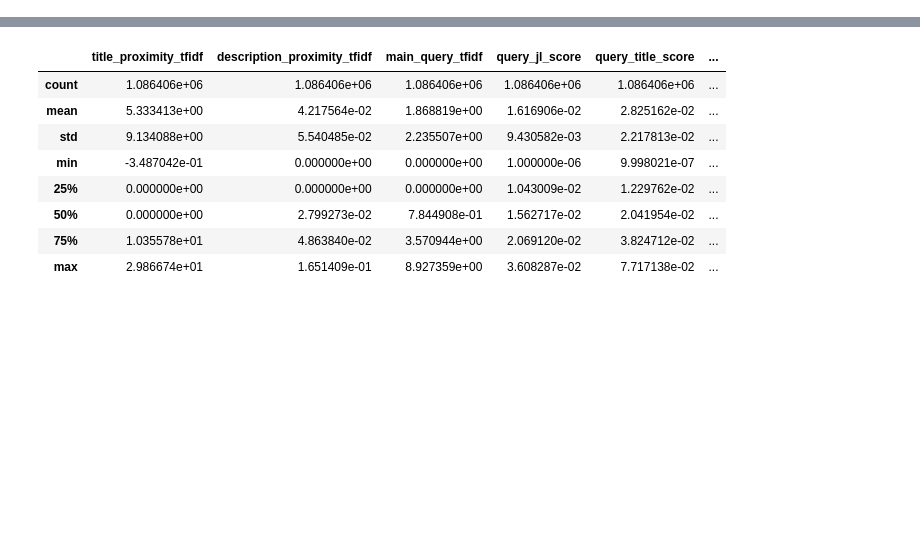
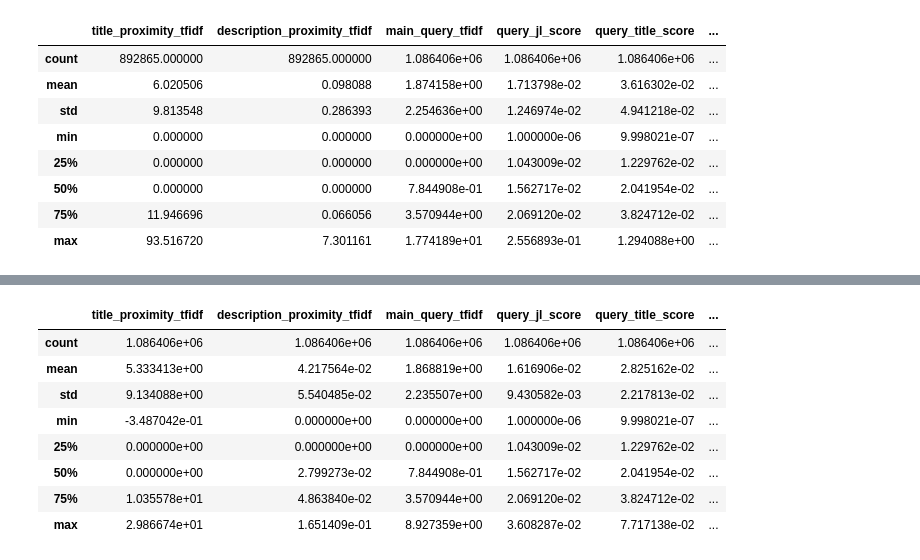
Before and after one commit to jshian/Predict_CTR, a Jupyter notebook: nn.ipynb, the cells around one changed output, grey strips where cells are left out. Saved outputs shown, nothing was run; the diff lists cells and outputs as text; code cells hidden in the pictures; blank space fills up the shorter version.

Commit message:
fix comment, import at the beginning, use newer image

```diff
--- a/nn.ipynb
+++ b/nn.ipynb
@@ -1,19 +1,32 @@
 # %%
 import time
 import numpy as np
 import pandas as pd
+
 from sklearn.neural_network import MLPClassifier
 from sklearn.svm import LinearSVC
+from sklearn.ensemble import RandomForestClassifier
+from xgboost import XGBClassifier
+
 from sklearn.model_selection import train_test_split
-from sklearn.metrics import accuracy_score, f1_score
+from sklearn.model_selection import GridSearchCV
 from sklearn.metrics import classification_report, plot_confusion_matrix
 import plotly.graph_objects as go
-
 import warnings
 warnings.filterwarnings('ignore')
-
 df = pd.read_csv('./dataset/Apply_Rate_2019.csv').drop(['class_id'], axis=1)
 df.drop_duplicates(inplace=True)
+df.describe()
+# %% [output]
+|  | title_proximity_tfidf | description_proximity_tfidf | main_query_tfidf | query_jl_score | query_title_score | ... |
+| count | 892865.000000 | 892865.000000 | 1.086406e+06 | 1.086406e+06 | 1.086406e+06 | ... |
+| mean | 6.020506 | 0.098088 | 1.874158e+00 | 1.713798e-02 | 3.616302e-02 | ... |
+| std | 9.813548 | 0.286393 | 2.254636e+00 | 1.246974e-02 | 4.941218e-02 | ... |
+| min | 0.000000 | 0.000000 | 0.000000e+00 | 1.000000e-06 | 9.998021e-07 | ... |
+| 25% | 0.000000 | 0.000000 | 0.000000e+00 | 1.043009e-02 | 1.229762e-02 | ... |
+| 50% | 0.000000 | 0.000000 | 7.844908e-01 | 1.562717e-02 | 2.041954e-02 | ... |
+| 75% | 11.946696 | 0.066056 | 3.570944e+00 | 2.069120e-02 | 3.824712e-02 | ... |
+| max | 93.516720 | 7.301161 | 1.774189e+01 | 2.556893e-01 | 1.294088e+00 | ... |
 # %%
 fig = go.Figure([go.Bar(x=df.columns, y=df.isnull().sum())])
 fig.update_layout(xaxis_type='category', title_text='Number of null data', title_x=0.5)
```
Also changed, not shown: parts of 15 cells of this notebook, 9 other files.
